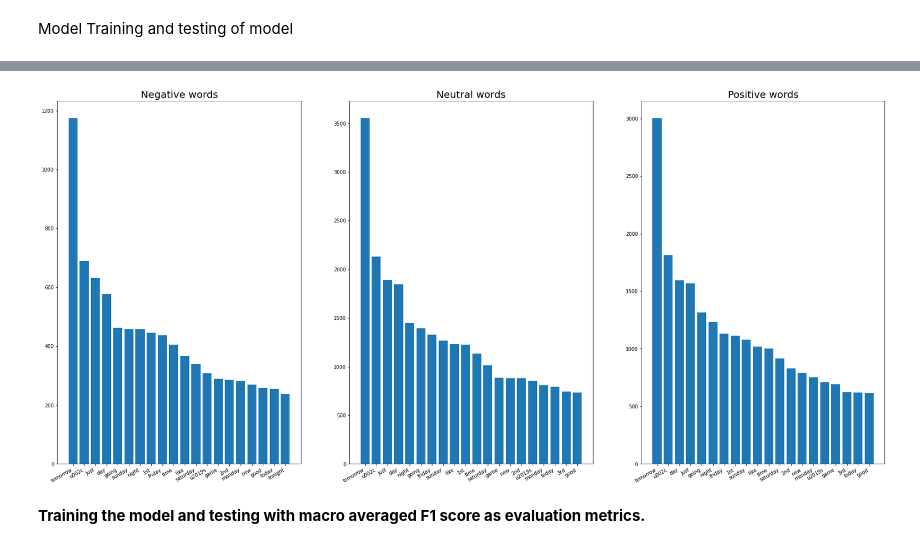
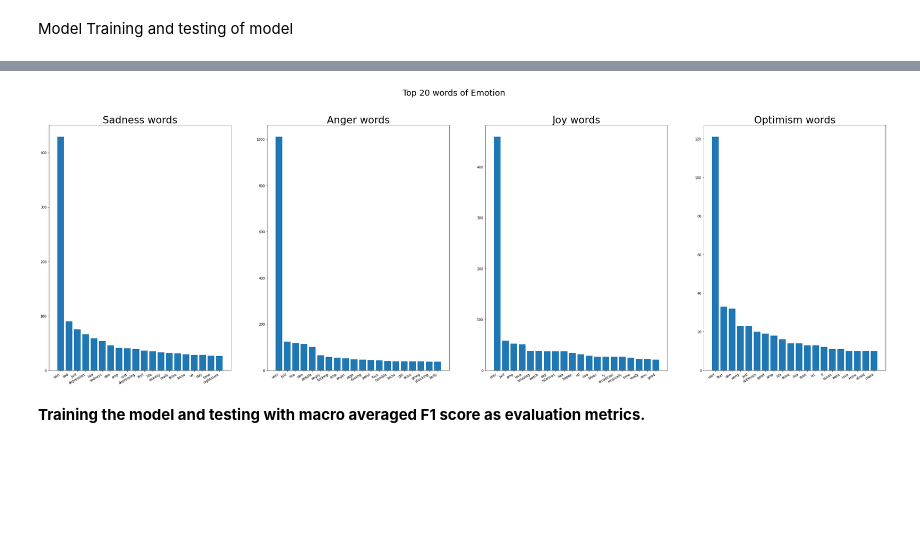
Before and after one commit to asishpattnaik1/CE888, a Jupyter notebook: Final_Project/TweetEvalClassification.ipynb, the cells around one changed output, grey strips where cells are left out. Cells and saved outputs as stored; diff of their text form; code cells hidden in the pictures; blank space fills up the shorter version.

```diff
--- a/Final_Project/TweetEvalClassification.ipynb
+++ b/Final_Project/TweetEvalClassification.ipynb
@@ -997,32 +682,43 @@ ax3.set_title('Positive words',fontsize=40);
 # %%
-top_negative_words = get_top_n_words(sen_negative)
-top_neutral_words = get_top_n_words(sen_neutral)
-top_positive_words= get_top_n_words(sen_positive)
+#getting top 20 words in each classification of Emotion dataset
+top_sad_words = get_top_n_words(emo_sad)
+top_angry_words = get_top_n_words(emo_anger)
+top_joy_words = get_top_n_words(emo_joy)
+top_op_words = get_top_n_words(emo_opt)
 
+sa1 = [x[0] for x in top_sad_words[:20]]
+sa2 = [x[1] for x in top_sad_words[:20]]
 
-n1 = [x[0] for x in top_negative_words[:20]]
-n2 = [x[1] for x in top_negative_words[:20]]
+an1 = [x[0] for x in top_angry_words[:20]]
+an2 = [x[1] for x in top_angry_words[:20]]
 
-u1 = [x[0] for x in top_neutral_words[:20]]
-u2 = [x[1] for x in top_neutral_words[:20]]
+jo1 = [x[0] for x in top_joy_words[:20]]
+jo2 = [x[1] for x in top_joy_words[:20]]
 
-p1 = [x[0] for x in top_positive_words[:20]]
-p2 = [x[1] for x in top_positive_words[:20]]
+op1 = [x[0] for x in top_op_words[:20]]
+op2 = [x[1] for x in top_op_words[:20]]
 # %%
-fig, (ax1, ax2, ax3 ) = plt.subplots(1, 3, figsize=[30, 15])
-ax1.bar(n1, n2)
-ax1.set_title('Negative words',fontsize=20);
+#visualization for top 20 words in each classification of Emotion
+
+fig, (ax1, ax2, ax3, ax4) = plt.subplots(1, 4, figsize=[45, 15])
+fig.suptitle('Top 20 words of Emotion',fontsize=25)
+ax1.bar(sa1, sa2)
+ax1.set_title('Sadness words',fontsize=30);
 fig.autofmt_xdate()
 
-ax2.bar(u1,u2)
-ax2.set_title('Neutral words',fontsize=20);
+ax2.bar(an1,an2)
+ax2.set_title('Anger words',fontsize=30);
 fig.autofmt_xdate()
 
-ax3.bar(p1,p2)
-ax3.set_title('Positive words',fontsize=20);
+ax3.bar(jo1,jo2)
+ax3.set_title('Joy words',fontsize=30);
 fig.autofmt_xdate()
+
+ax4.bar(op1,op2)
+ax4.set_title('Optimism words',fontsize=30);
+fig.autofmt_xdate()
 # %% [output]
-[figure, old version]
+[figure, new version]
 # %% [markdown]
 **Training the model and testing with macro averaged F1 score as evaluation metrics.**
 # %%
```
Also changed, not shown: parts of 71 cells of this notebook.
